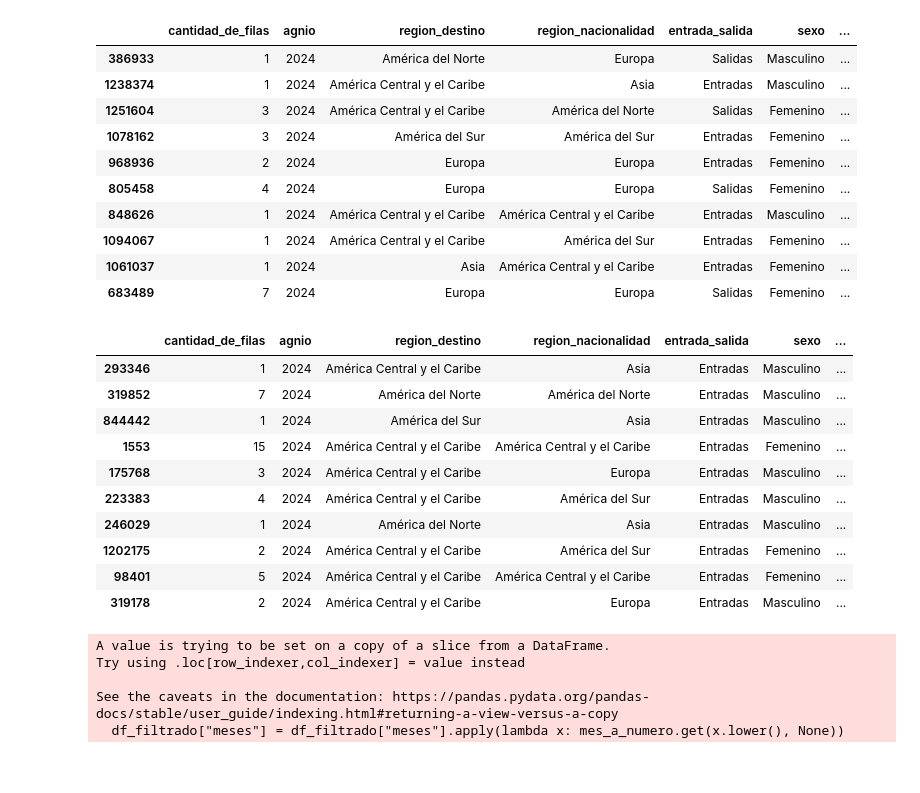
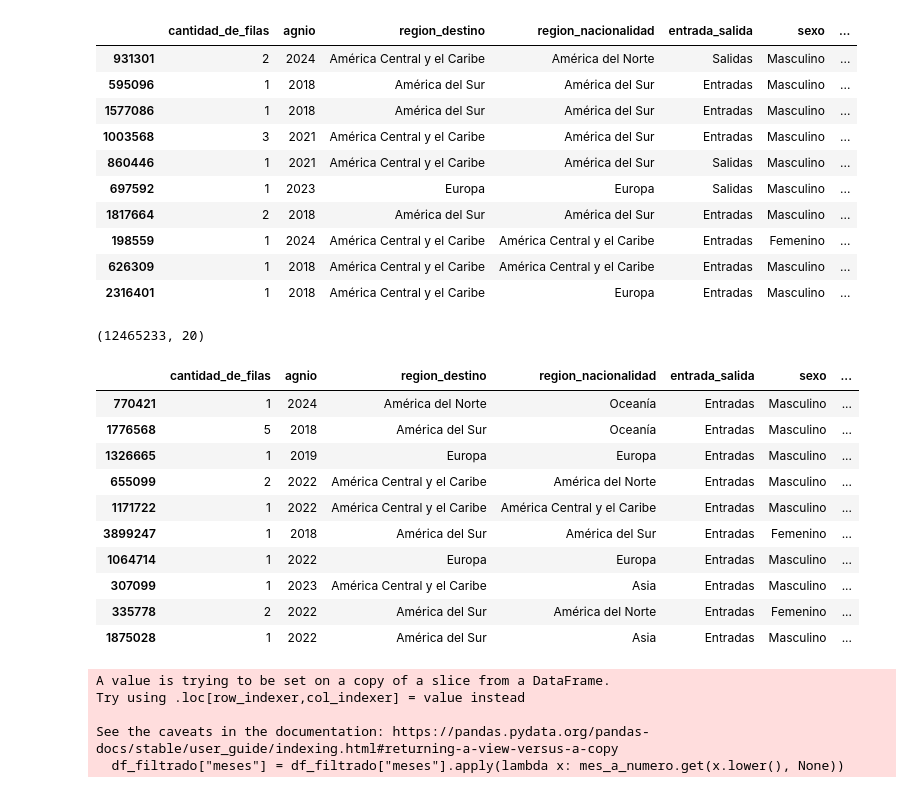
Before and after one commit to STinjaca/paisajito-ONU, a Jupyter notebook: mapitas_calor copy.ipynb, the cells around one changed output. Cells and saved outputs as stored; diff of their text form; code cells hidden in the pictures.

```diff
--- a/mapitas_calor copy.ipynb
+++ b/mapitas_calor copy.ipynb
@@ -8,20 +8,28 @@ from sklearn.preprocessing import OneHotEncoder
 # %%
 
 # Reemplaza 'ruta/al/archivo.parquet' con la ruta de tu archivo .parquet
-df = pd.read_parquet("./2024.parquet")
-df.sample(10)
+df_apilado = pd.DataFrame()
+for i in range(2018, 2025):
+    df = pd.read_parquet(f"./dataMigracion/{i}.parquet")
+    df_apilado = pd.concat([df_apilado, df], axis=0)
+
+df_apilado.sample(10)
 # %% [output]
 |  | cantidad_de_filas | agnio | region_destino | region_nacionalidad | entrada_salida | sexo | ... |
-| 386933 | 1 | 2024 | América del Norte | Europa | Salidas | Masculino | ... |
-| 1238374 | 1 | 2024 | América Central y el Caribe | Asia | Entradas | Masculino | ... |
-| 1251604 | 3 | 2024 | América Central y el Caribe | América del Norte | Salidas | Femenino | ... |
-| 1078162 | 3 | 2024 | América del Sur | América del Sur | Entradas | Femenino | ... |
-| 968936 | 2 | 2024 | Europa | Europa | Entradas | Femenino | ... |
-| 805458 | 4 | 2024 | Europa | Europa | Salidas | Femenino | ... |
-| 848626 | 1 | 2024 | América Central y el Caribe | América Central y el Caribe | Entradas | Masculino | ... |
-| 1094067 | 1 | 2024 | América Central y el Caribe | América del Sur | Entradas | Femenino | ... |
-| 1061037 | 1 | 2024 | Asia | América Central y el Caribe | Entradas | Femenino | ... |
-| 683489 | 7 | 2024 | Europa | Europa | Salidas | Femenino | ... |
+| 931301 | 2 | 2024 | América Central y el Caribe | América del Norte | Salidas | Masculino | ... |
+| 595096 | 1 | 2018 | América del Sur | América del Sur | Entradas | Masculino | ... |
+| 1577086 | 1 | 2018 | América del Sur | América del Sur | Entradas | Masculino | ... |
+| 1003568 | 3 | 2021 | América Central y el Caribe | América del Sur | Entradas | Masculino | ... |
+| 860446 | 1 | 2021 | América Central y el Caribe | América del Sur | Salidas | Masculino | ... |
+| 697592 | 1 | 2023 | Europa | Europa | Salidas | Masculino | ... |
+| 1817664 | 2 | 2018 | América del Sur | América del Sur | Entradas | Masculino | ... |
+| 198559 | 1 | 2024 | América Central y el Caribe | América Central y el Caribe | Entradas | Femenino | ... |
+| 626309 | 1 | 2018 | América Central y el Caribe | América Central y el Caribe | Entradas | Masculino | ... |
+| 2316401 | 1 | 2018 | América Central y el Caribe | Europa | Entradas | Masculino | ... |
+# %%
+df_apilado.shape
+# %% [output]
+(12465233, 20)
 # %%
 # le_entradas_salidas= LabelEncoder()
 # le_entradas_salidas.fit(df["entrada_salida"])
@@ -29,20 +37,20 @@ df.sample(10)
 # # filtrar: categoria_migratoria, motivo_viaje ( ue se cuece), ciudad_hospedaje
 # #pais_nacionalidad onehot
 columnas=["sexo","pais_nacionalidad"]
-df_filtrado=df[(df["categoria_migratoria"]=="Turismo") & (df["ciudad_hospedaje"]=="Medellín")]
+df_filtrado=df_apilado[(df_apilado["categoria_migratoria"]=="Turismo") & (df_apilado["ciudad_hospedaje"]=="Medellín")]
 df_filtrado.sample(10)
 # %% [output]
 |  | cantidad_de_filas | agnio | region_destino | region_nacionalidad | entrada_salida | sexo | ... |
-| 293346 | 1 | 2024 | América Central y el Caribe | Asia | Entradas | Masculino | ... |
-| 319852 | 7 | 2024 | América del Norte | América del Norte | Entradas | Masculino | ... |
-| 844442 | 1 | 2024 | América del Sur | Asia | Entradas | Masculino | ... |
-| 1553 | 15 | 2024 | América Central y el Caribe | América Central y el Caribe | Entradas | Femenino | ... |
-| 175768 | 3 | 2024 | América Central y el Caribe | Europa | Entradas | Masculino | ... |
-| 223383 | 4 | 2024 | América Central y el Caribe | América del Sur | Entradas | Masculino | ... |
-| 246029 | 1 | 2024 | América del Norte | Asia | Entradas | Masculino | ... |
-| 1202175 | 2 | 2024 | América Central y el Caribe | América del Sur | Entradas | Femenino | ... |
-| 98401 | 5 | 2024 | América Central y el Caribe | América Central y el Caribe | Entradas | Femenino | ... |
-| 319178 | 2 | 2024 | América Central y el Caribe | Europa | Entradas | Masculino | ... |
+| 770421 | 1 | 2024 | América del Norte | Oceanía | Entradas | Masculino | ... |
+| 1776568 | 5 | 2018 | América del Sur | Oceanía | Entradas | Masculino | ... |
+| 1326665 | 1 | 2019 | Europa | Europa | Entradas | Masculino | ... |
+| 655099 | 2 | 2022 | América Central y el Caribe | América del Norte | Entradas | Masculino | ... |
+| 1171722 | 1 | 2022 | América Central y el Caribe | América Central y el Caribe | Entradas | Masculino | ... |
+| 3899247 | 1 | 2018 | América del Sur | América del Sur | Entradas | Femenino | ... |
+| 1064714 | 1 | 2022 | Europa | Europa | Entradas | Masculino | ... |
+| 307099 | 1 | 2023 | América Central y el Caribe | Asia | Entradas | Masculino | ... |
+| 335778 | 2 | 2022 | América del Sur | América del Norte | Entradas | Femenino | ... |
+| 1875028 | 1 | 2022 | América del Sur | Asia | Entradas | Masculino | ... |
 # %%
 # Diccionario de meses a números
 mes_a_numero = {
```
Also changed, not shown: parts of 6 cells of this notebook.
